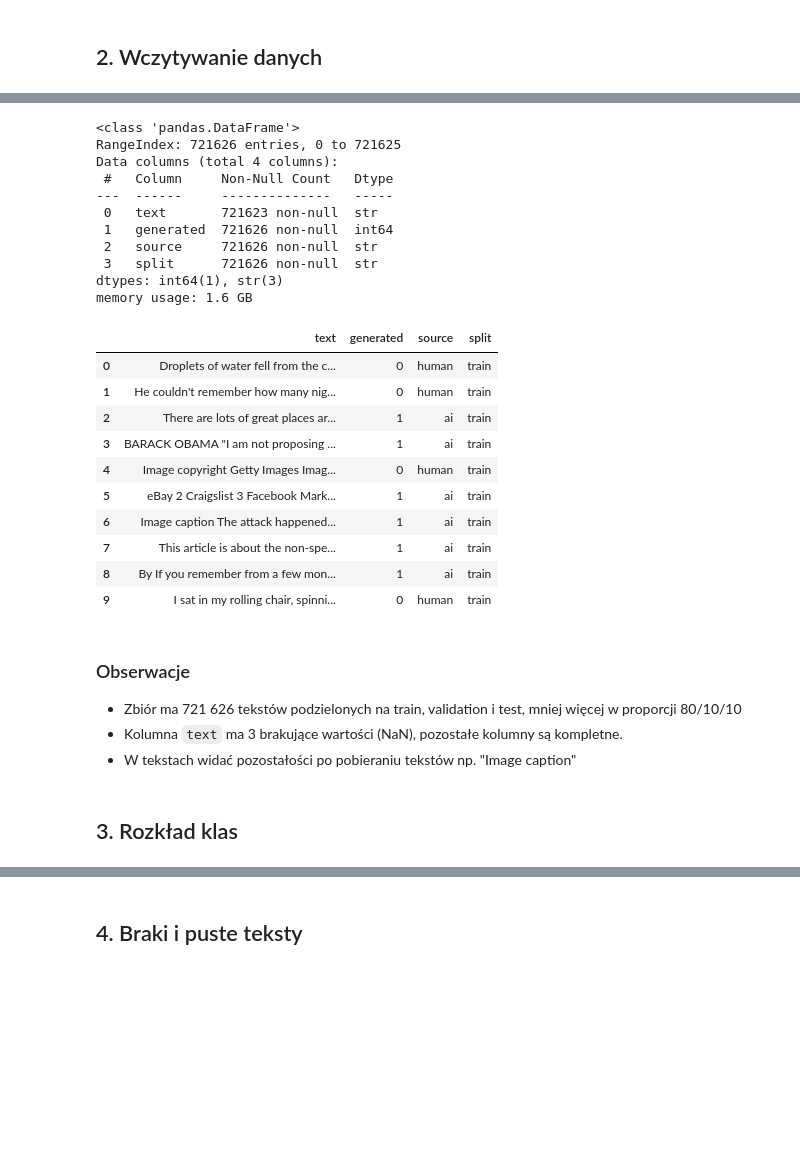
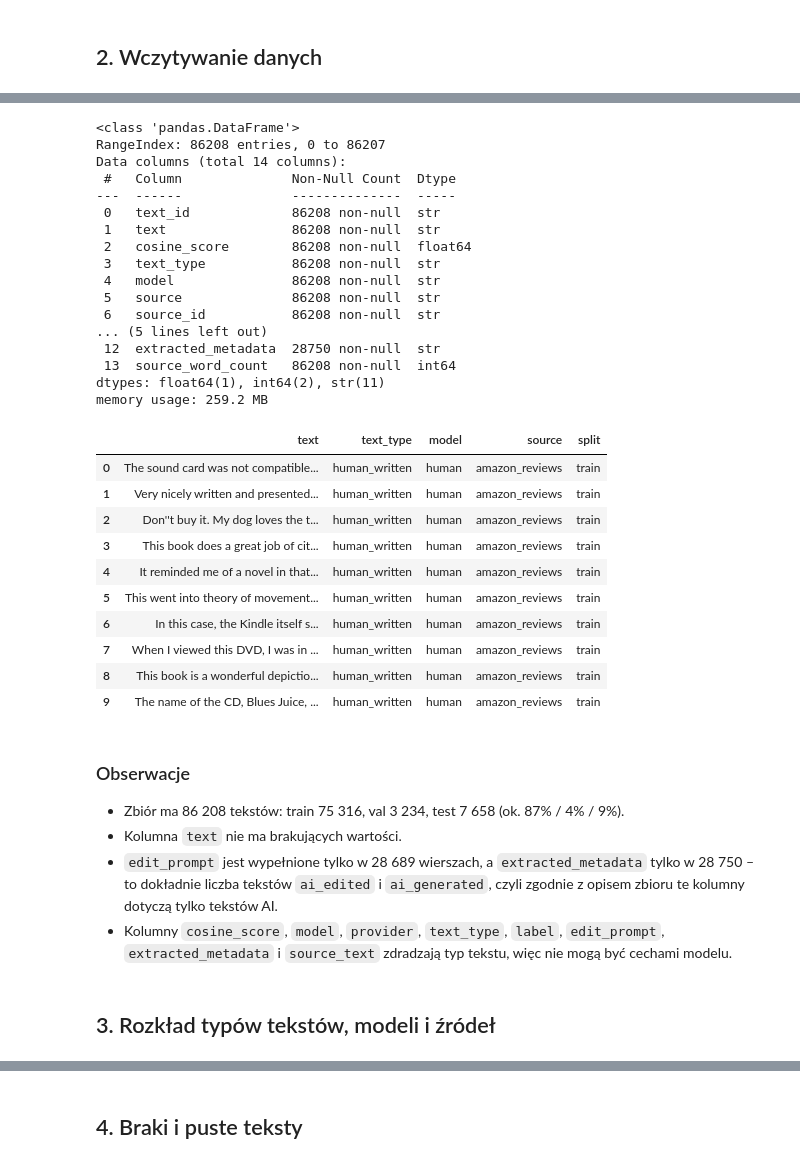
Before and after one commit to juchim2005/ai-detection-thesis, a Jupyter notebook: notebooks/01_text_eda.ipynb, the cells around one changed output, grey strips where cells are left out. Drawn from its saved outputs; the diff is of its cells as text; code cells hidden in the pictures; blank space fills up the shorter version.

```diff
--- a/notebooks/01_text_eda.ipynb
+++ b/notebooks/01_text_eda.ipynb
@@ -24,6 +24,6 @@ datasets: 5.1.0
 # %% [markdown]
 ## 2. Wczytywanie danych
 # %%
-dataset = load_dataset("Mharis205/ai-text-detection-pile-cleaned")
+dataset = load_dataset("DarrenJiaImbue/ai-detection-demo-dataset")
 dataset
 # %% [output]
@@ -44,48 +45,50 @@ DatasetDict({
 # %%
-train_df = dataset["train"].to_pandas()
-val_df = dataset["validation"].to_pandas()
-test_df = dataset["test"].to_pandas()
-
-train_df["split"] = "train"
-val_df["split"] = "validation"
-test_df["split"] = "test"
-
-df = pd.concat([train_df, val_df, test_df], ignore_index=True)
-del train_df, val_df, test_df
+df = pd.concat([
+    dataset["train"].to_pandas(),
+    dataset["val"].to_pandas(),
+    dataset["test"].to_pandas(),
+], ignore_index=True)
 
 df.info(memory_usage="deep")
 # %% [output]
 <class 'pandas.DataFrame'>
-RangeIndex: 721626 entries, 0 to 721625
-Data columns (total 4 columns):
- #   Column     Non-Null Count   Dtype
----  ------     --------------   -----
- 0   text       721623 non-null  str
- 1   generated  721626 non-null  int64
- 2   source     721626 non-null  str
- 3   split      721626 non-null  str
-dtypes: int64(1), str(3)
-memory usage: 1.6 GB
+RangeIndex: 86208 entries, 0 to 86207
+Data columns (total 14 columns):
+ #   Column              Non-Null Count  Dtype
+---  ------              --------------  -----
+ 0   text_id             86208 non-null  str
+ 1   text                86208 non-null  str
+ 2   cosine_score        86208 non-null  float64
+ 3   text_type           86208 non-null  str
+ 4   model               86208 non-null  str
+ 5   source              86208 non-null  str
+ 6   source_id           86208 non-null  str
+... (5 lines left out)
+ 12  extracted_metadata  28750 non-null  str
+ 13  source_word_count   86208 non-null  int64
+dtypes: float64(1), int64(2), str(11)
+memory usage: 259.2 MB
 # %%
-df.head(10)
+df[["text", "text_type", "model", "source", "split"]].head(10)
 # %% [output]
-|  | text | generated | source | split |
-| 0 | Droplets of water fell from the c... | 0 | human | train |
-| 1 | He couldn't remember how many nig... | 0 | human | train |
-| 2 | There are lots of great places ar... | 1 | ai | train |
-| 3 | BARACK OBAMA "I am not proposing ... | 1 | ai | train |
-| 4 | Image copyright Getty Images Imag... | 0 | human | train |
-| 5 | eBay 2 Craigslist 3 Facebook Mark... | 1 | ai | train |
-| 6 | Image caption The attack happened... | 1 | ai | train |
-| 7 | This article is about the non-spe... | 1 | ai | train |
-| 8 | By If you remember from a few mon... | 1 | ai | train |
-| 9 | I sat in my rolling chair, spinni... | 0 | human | train |
+|  | text | text_type | model | source | split |
+| 0 | The sound card was not compatible... | human_written | human | amazon_reviews | train |
+| 1 | Very nicely written and presented... | human_written | human | amazon_reviews | train |
+| 2 | Don''t buy it. My dog loves the t... | human_written | human | amazon_reviews | train |
+| 3 | This book does a great job of cit... | human_written | human | amazon_reviews | train |
+| 4 | It reminded me of a novel in that... | human_written | human | amazon_reviews | train |
+| 5 | This went into theory of movement... | human_written | human | amazon_reviews | train |
+| 6 | In this case, the Kindle itself s... | human_written | human | amazon_reviews | train |
+| 7 | When I viewed this DVD, I was in ... | human_written | human | amazon_reviews | train |
+| 8 | This book is a wonderful depictio... | human_written | human | amazon_reviews | train |
+| 9 | The name of the CD, Blues Juice, ... | human_written | human | amazon_reviews | train |
 # %% [markdown]
 ### Obserwacje
 
-- Zbiór ma 721 626 tekstów podzielonych na train, validation i test, mniej więcej w proporcji 80/10/10
-- Kolumna `text` ma 3 brakujące wartości (NaN), pozostałe kolumny są kompletne.
-- W tekstach widać pozostałości po pobieraniu tekstów np. "Image caption"
+- Zbiór ma 86 208 tekstów: train 75 316, val 3 234, test 7 658 (ok. 87% / 4% / 9%).
+- Kolumna `text` nie ma brakujących wartości.
+- `edit_prompt` jest wypełnione tylko w 28 689 wierszach, a `extracted_metadata` tylko w 28 750 – to dokładnie liczba tekstów `ai_edited` i `ai_generated`, czyli zgodnie z opisem zbioru te kolumny dotyczą tylko tekstów AI.
+- Kolumny `cosine_score`, `model`, `provider`, `text_type`, `label`, `edit_prompt`, `extracted_metadata` i `source_text` zdradzają typ tekstu, więc nie mogą być cechami modelu.
 # %% [markdown]
-## 3. Rozkład klas
+## 3. Rozkład typów tekstów, modeli i źródeł
 # %%
```
Also changed, not shown: parts of 29 cells of this notebook.
